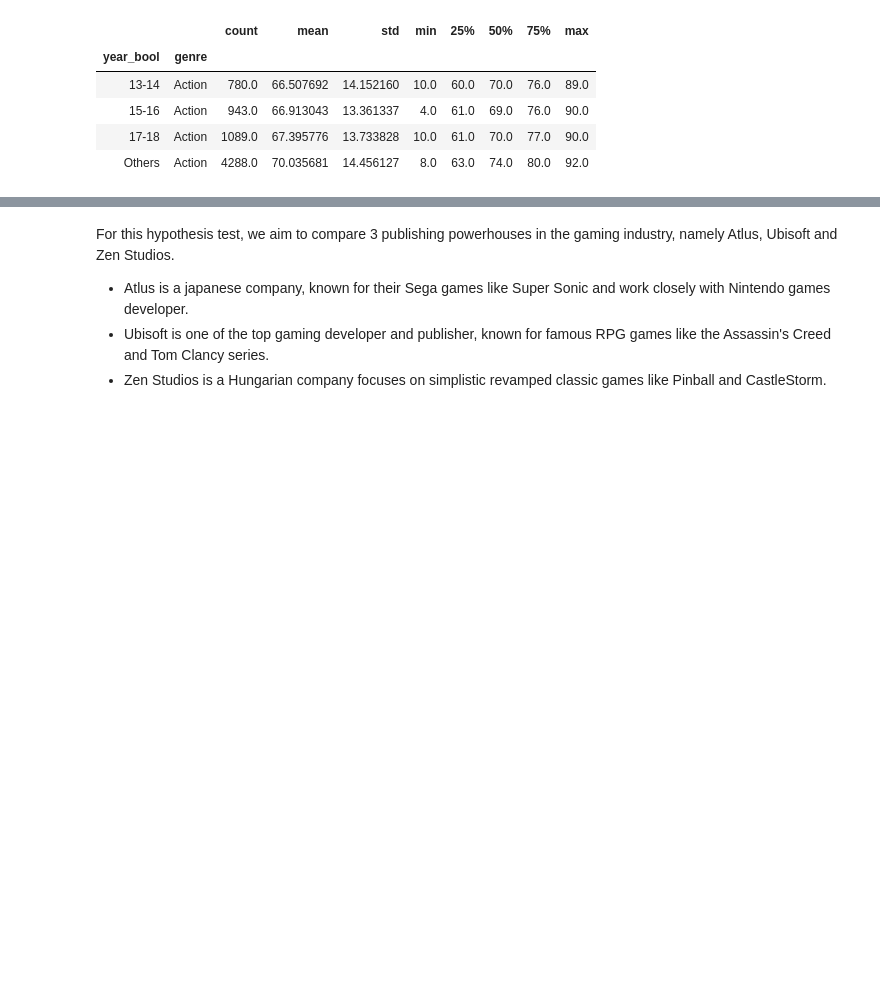
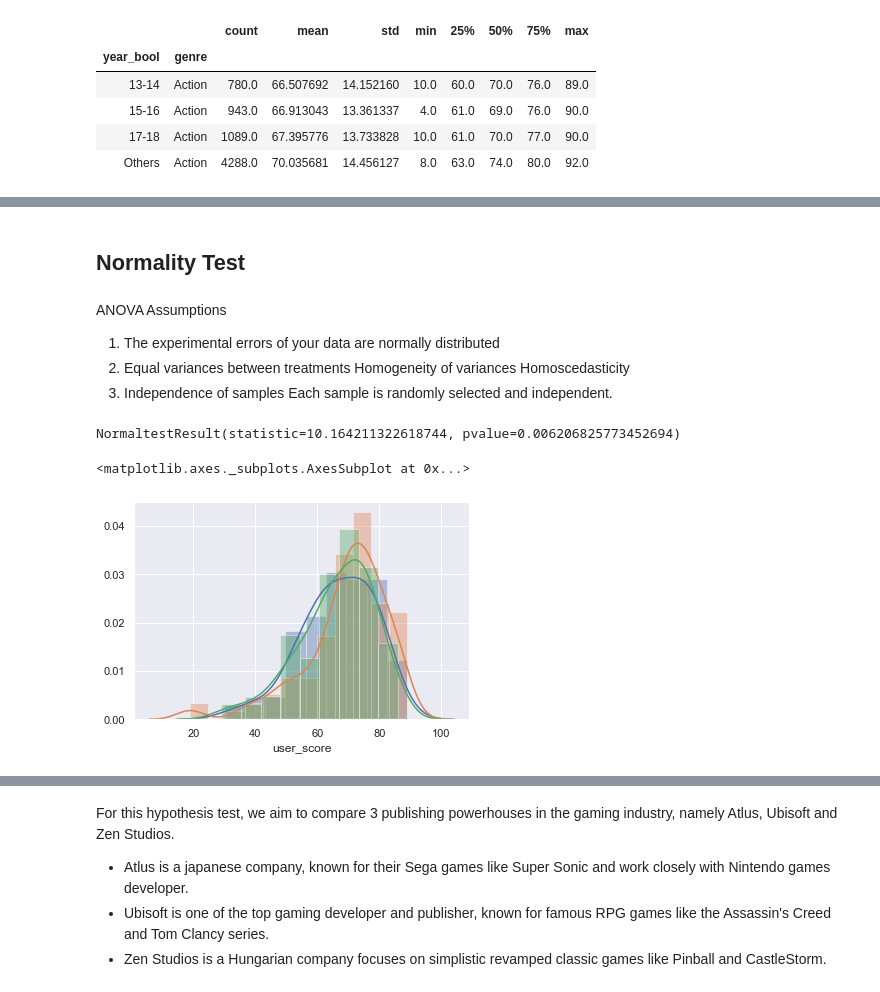
Before and after one commit to songyingho/metacritic_games_statistics, a Jupyter notebook: index.ipynb, the cells around one changed output, grey strips where cells are left out. Cells and saved outputs as stored; diff of their text form; code cells hidden in the pictures; blank space fills up the shorter version.

Commit message:
updated jupyter, 2/3 test

```diff
--- a/index.ipynb
+++ b/index.ipynb
@@ -263,0 +271,20 @@ sample_merged['user_score'].groupby(by = sample_merged.year_bool).describe()
+# %% [markdown]
+## Normality Test
+# %% [markdown]
+ANOVA Assumptions
+1. The experimental errors of your data are normally distributed
+2. Equal variances between treatments Homogeneity of variances Homoscedasticity
+3. Independence of samples Each sample is randomly selected and independent.
+# %%
+scipy.stats.normaltest(sample_1314.user_score)
+scipy.stats.normaltest(sample_1516.user_score)
+scipy.stats.normaltest(sample_1718.user_score)
+# %% [output]
+NormaltestResult(statistic=10.164211322618744, pvalue=0.006206825773452694)
+# %%
+sns.distplot(sample_1314.user_score)
+sns.distplot(sample_1516.user_score)
+sns.distplot(sample_1718.user_score)
+# %% [output]
+<matplotlib.axes._subplots.AxesSubplot at 0x...>
+[figure, added]
```
Also changed, not shown: parts of 18 cells of this notebook.
